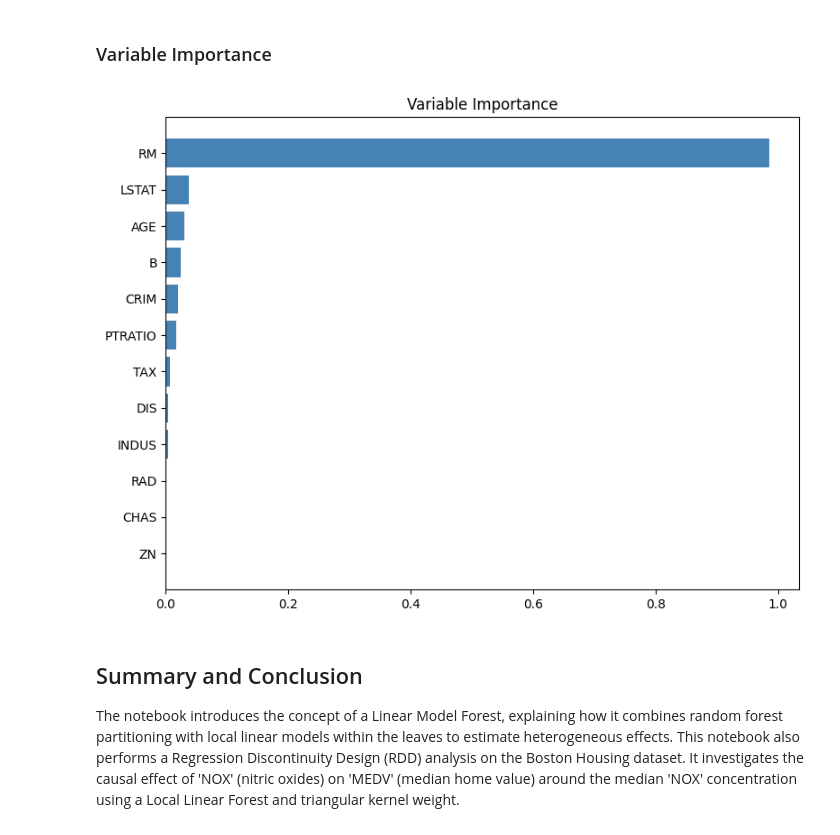
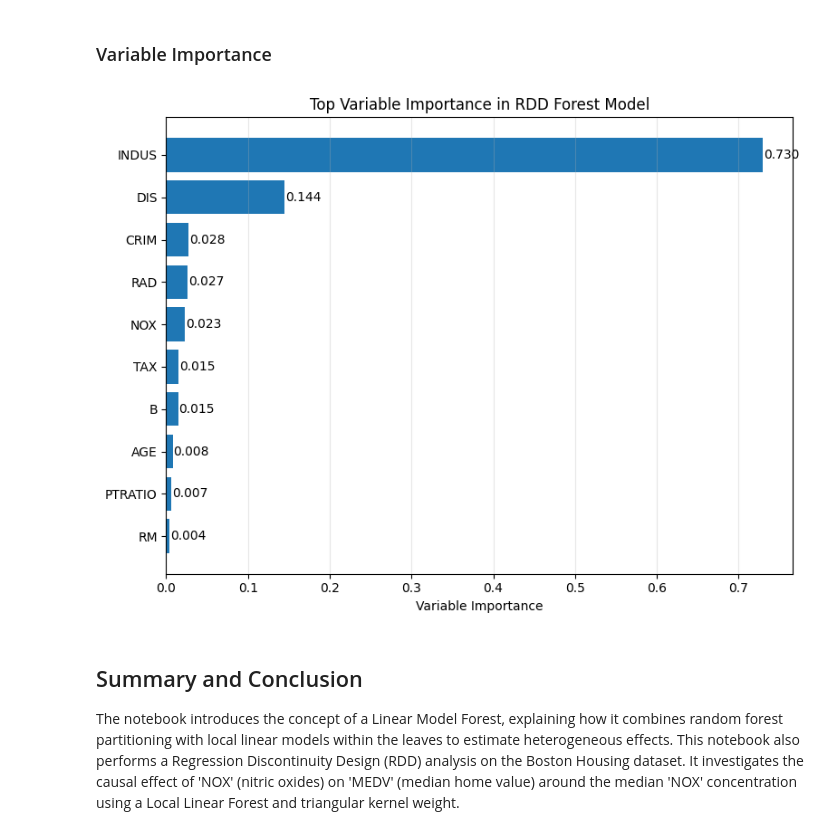
Before and after one commit to zia207/python-colab, a Jupyter notebook: NoteBook/Machine_Learning/Tree_based/03-01-02-08-06-tree-based-models-bagging-grf-linear-model-forest-python.ipynb, the cells around one changed output. Cells and saved outputs as stored; diff of their text form; code cells hidden in the pictures.

```diff
--- a/NoteBook/Machine_Learning/Tree_based/03-01-02-08-06-tree-based-models-bagging-grf-linear-model-forest-python.ipynb
+++ b/NoteBook/Machine_Learning/Tree_based/03-01-02-08-06-tree-based-models-bagging-grf-linear-model-forest-python.ipynb
@@ -227,23 +290,10 @@ plt.show()
 # %% [markdown]
 ### Variable Importance
-# %%
-# Variable importance
-rf = RandomForestRegressor(n_estimators=1000, min_samples_leaf=10, random_state=42)
-rf.fit(X_sub, Y_sub, sample_weight=weights_sub)
-
-result = permutation_importance(rf, X_sub, Y_sub, n_repeats=10, random_state=42)
-importance_df = pd.DataFrame({
-    'Variable': boston_df.drop(['MEDV', 'NOX'], axis=1).columns,
-    'Importance': result.importances_mean
-}).sort_values('Importance', ascending=True)
-
-plt.figure(figsize=(8, 6))
-plt.barh(importance_df['Variable'], importance_df['Importance'], color='steelblue')
-plt.title("Variable Importance")
-plt.tight_layout()
-plt.show()
-# %% [output]
-[figure, removed]
+# %%
+# Plot variable importance
+lmf.plot_variable_importance(top_n=10)
+# %% [output]
+[figure, added]
 # %% [markdown]
 ## Summary and Conclusion
 
```
Also changed, not shown: parts of 3 cells of this notebook.
